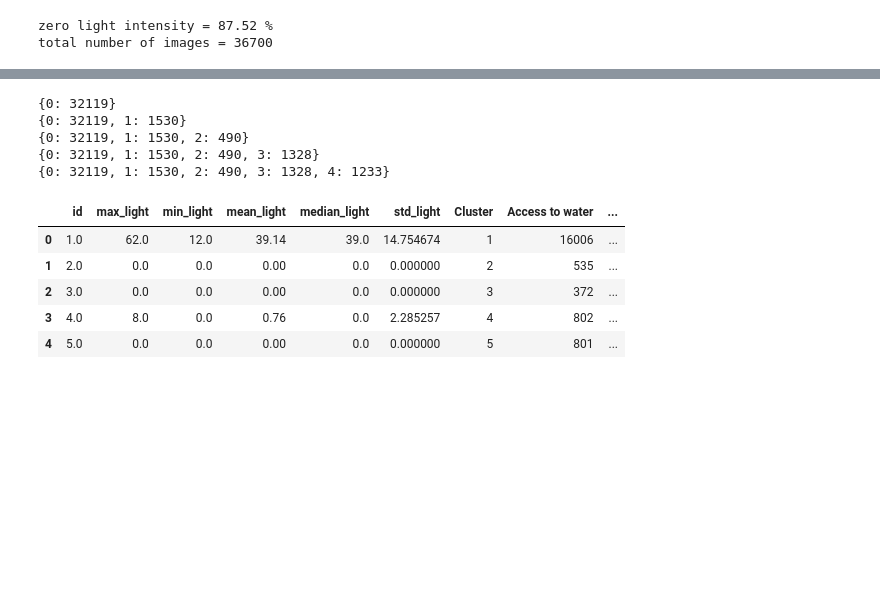
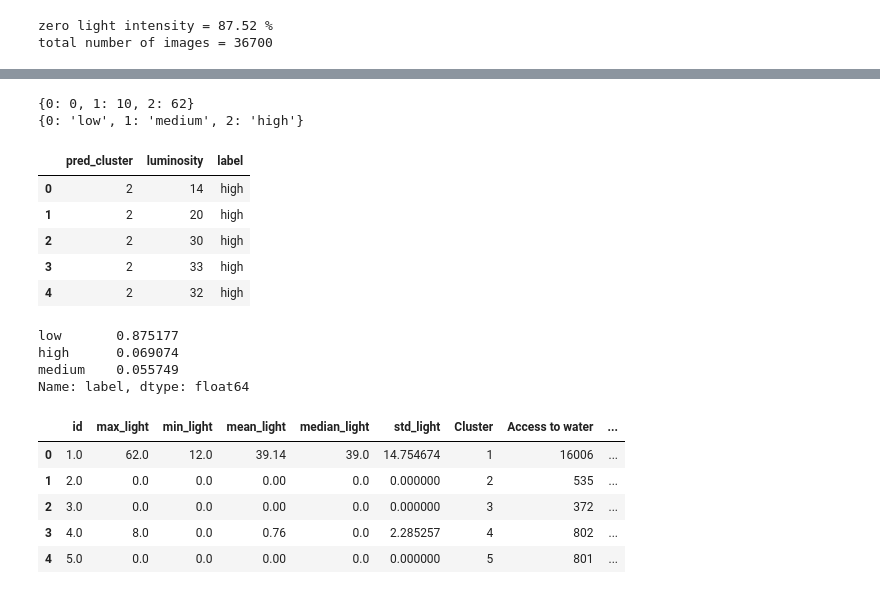
Before and after one commit to cyuancheng/Predicting_Poverty, a Jupyter notebook: 02_Satellite_Image_Prep.ipynb, the cells around one changed output, grey strips where cells are left out. Drawn from its saved outputs; the diff is of its cells as text; code cells hidden in the pictures; blank space fills up the shorter version.

```diff
--- a/02_Satellite_Image_Prep.ipynb
+++ b/02_Satellite_Image_Prep.ipynb
@@ -505,22 +500,15 @@ pd_lum_pred.head()
 # %%
 bin_caps = {}
-for x in range(5):
-    bin_caps[x] = pd_lum_pred[pd_lum_pred['pred_cluster'] == x]['luminosity'].count()
-    print(bin_caps)
-    #bin_caps = sorted(bin_caps.items(), key=operator.itemgetter(1))
+for x in range(3):
+    bin_caps[x] = pd_lum_pred[pd_lum_pred['pred_cluster'] == x]['luminosity'].max()
 
-    #assign_labels = {}
+bin_labels = ['low', 'medium', 'high']
+
+assign_labels = {}
+for val, label in zip(bin_caps, bin_labels):
+    assign_labels[val] = label
+print(bin_caps)
+print(assign_labels)
 # %% [output]
-{0: 32119}
-{0: 32119, 1: 1530}
-{0: 32119, 1: 1530, 2: 490}
-{0: 32119, 1: 1530, 2: 490, 3: 1328}
-{0: 32119, 1: 1530, 2: 490, 3: 1328, 4: 1233}
+{0: 0, 1: 10, 2: 62}
+{0: 'low', 1: 'medium', 2: 'high'}
-# %%
-nightlights = data_utils.gaussian_mixture_model(nightlights, n_components=5, bin_labels=bin_labels)
-for label in bin_labels:
-    print(
-        "Number of {} intensity pixels: {}".format(
-            label, nightlights[nightlights['label'] == label]['ntl2016'].count()
-        )
-    )
@@ -592,3 +515,31 @@ def gaussian_mixture_model(
+# %%
+def ad_hoc_binning(
+    intensity,
+    bin_caps=[0,10,63],
+    bin_labels=['low', 'medium', 'high']):
+
+    #bin_caps.append(1e100)
+    for val, label in zip(bin_caps, bin_labels):
+        if intensity <= val:
+            return label
+# %%
+pd_lum_pred['label'] = pd_lum_pred['luminosity'].apply(lambda x: ad_hoc_binning(x))
+# %%
+pd_lum_pred.head()
+# %% [output]
+|  | pred_cluster | luminosity | label |
+| 0 | 2 | 14 | high |
+| 1 | 2 | 20 | high |
+| 2 | 2 | 30 | high |
+| 3 | 2 | 33 | high |
+| 4 | 2 | 32 | high |
+# %%
+pd_lum_pred['label'].value_counts(normalize=True)
+# %% [output]
+low       0.875177
+high      0.069074
+medium    0.055749
+Name: label, dtype: float64
 # %%
 df_dhs_light_1 = df_dhs_light[['Cluster', 'median_light','Wealth Index Factor Score']]
 # %%
```
Also changed, not shown: parts of 4 cells of this notebook.
